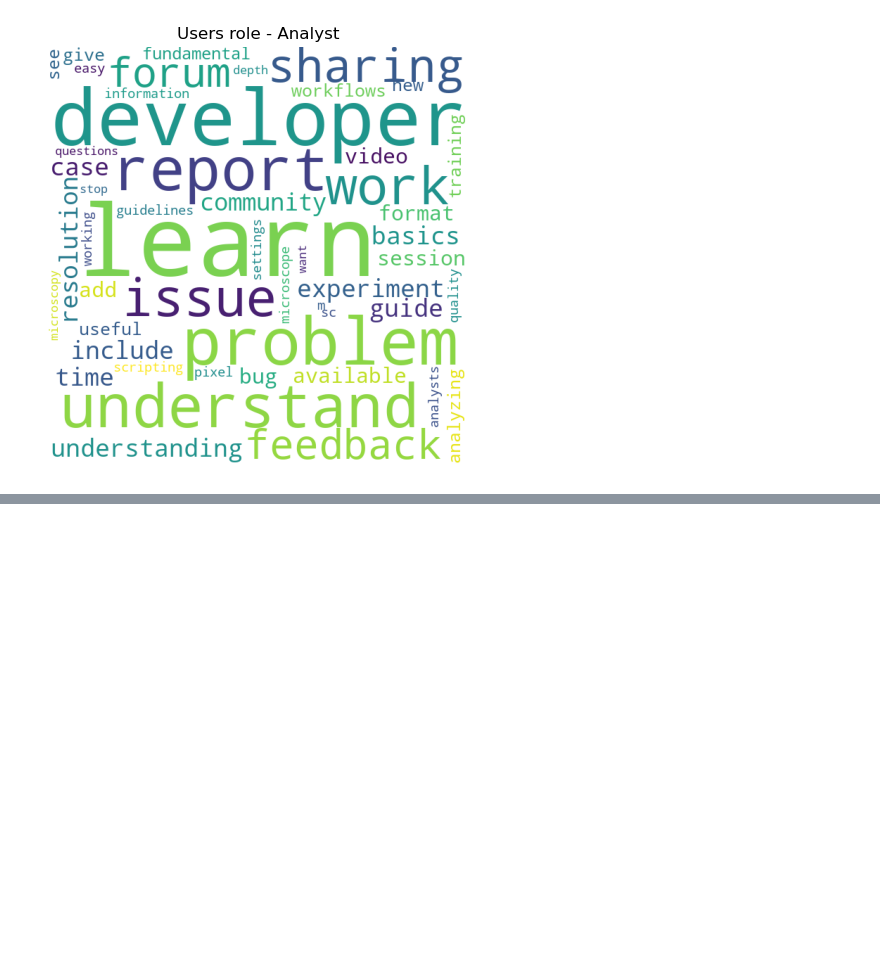
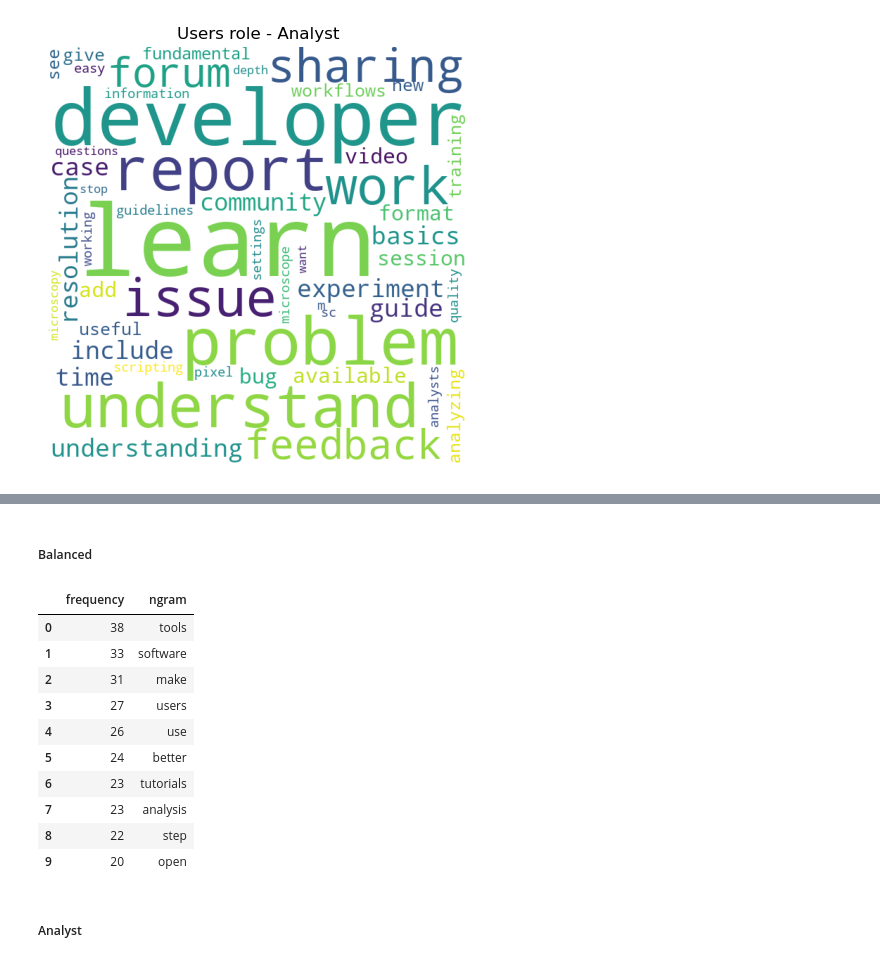
Before and after one commit to COBA-NIH/2023_ImageAnalysisSurvey, a Jupyter notebook: notebooks/Figure9.ipynb, the cells around one changed output, grey strips where cells are left out. Saved outputs shown, nothing was run; the diff lists cells and outputs as text; code cells hidden in the pictures; blank space fills up the shorter version.

```diff
--- a/notebooks/Figure9.ipynb
+++ b/notebooks/Figure9.ipynb
@@ -120,0 +160,20 @@ wordcloud_50(user_role_analyst["Users role - Analyst"], extra_stopwords=['tool',
+# %% [markdown]
+##### Balanced
+# %%
+creator_balanced_unigrams = ngrams_test(creator_balanced['Creators role- Balanced'], range=(1,1))
+# %%
+creator_balanced_unigrams.head(10)
+# %% [output]
+|  | frequency | ngram |
+| 0 | 38 | tools |
+| 1 | 33 | software |
+| 2 | 31 | make |
+| 3 | 27 | users |
+| 4 | 26 | use |
+| 5 | 24 | better |
+| 6 | 23 | tutorials |
+| 7 | 23 | analysis |
+| 8 | 22 | step |
+| 9 | 20 | open |
+# %% [markdown]
+##### Analyst
```
Also changed, not shown: parts of 42 cells of this notebook, 15 other files.
